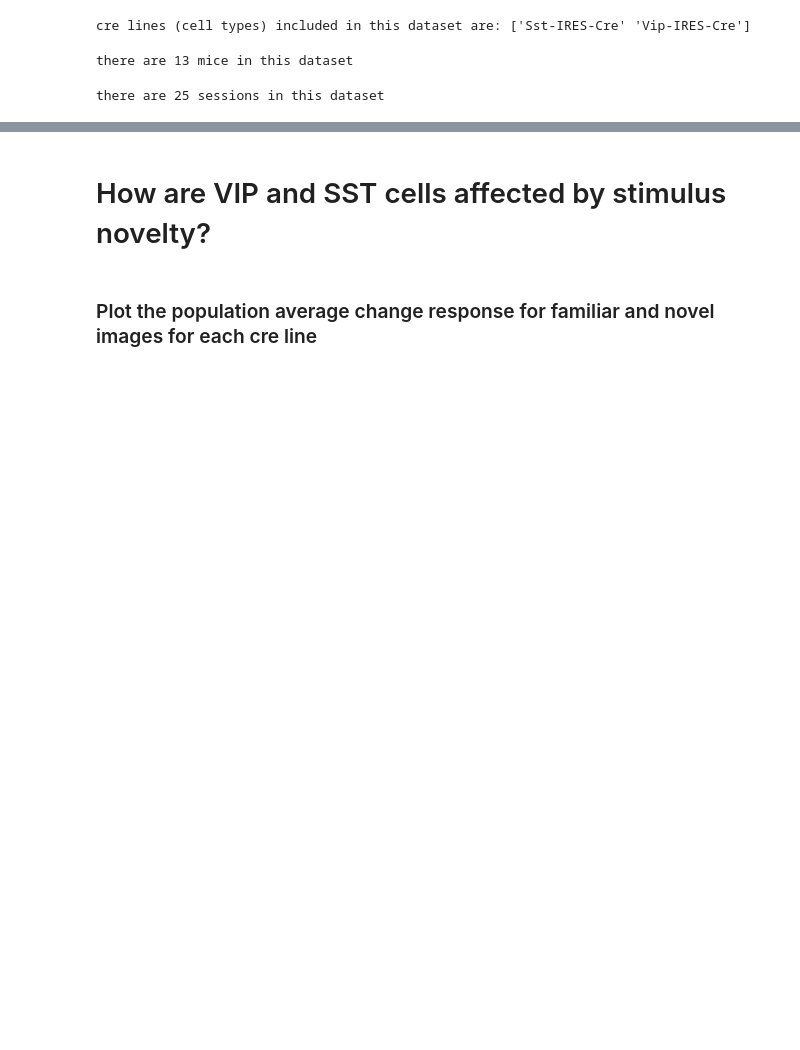
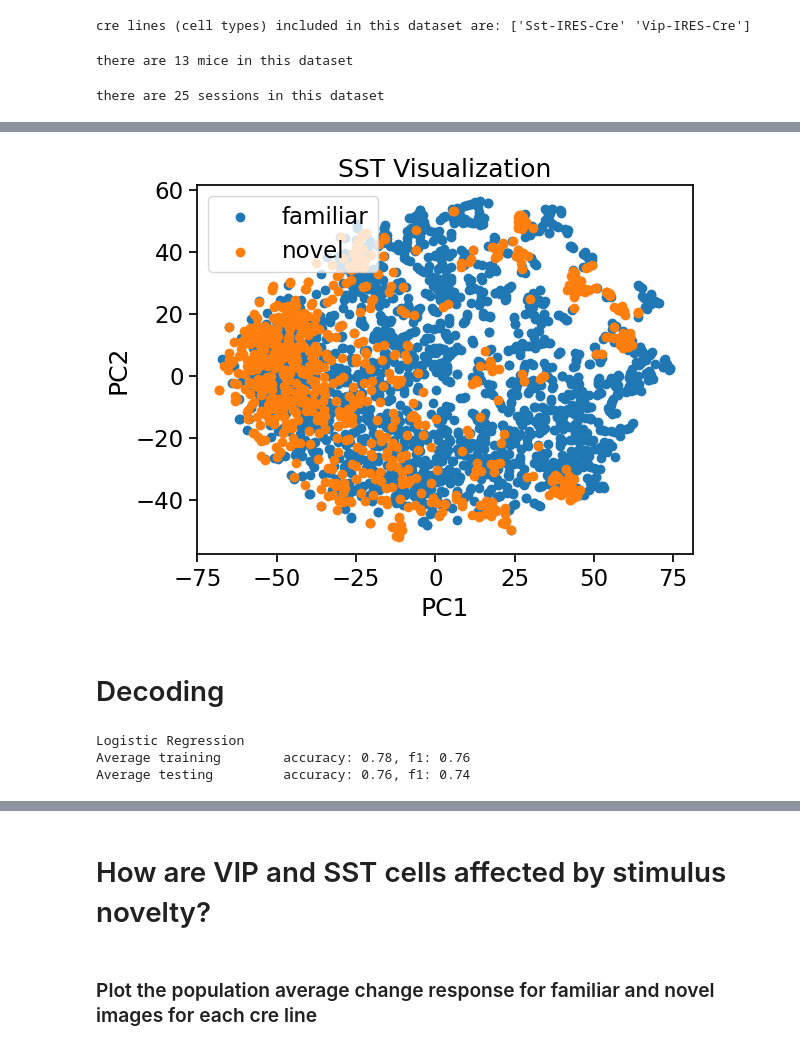
Before and after one commit to RiverGao/NMA_Proj_1, a Jupyter notebook: load_Allen_Visual_Behavior_from_pre_processed_file.ipynb, the cells around one changed output, grey strips where cells are left out. Cells and saved outputs as stored; diff of their text form; code cells hidden in the pictures; blank space fills up the shorter version.

```diff
--- a/load_Allen_Visual_Behavior_from_pre_processed_file.ipynb
+++ b/load_Allen_Visual_Behavior_from_pre_processed_file.ipynb
@@ -180,0 +244,5 @@ there are 25 sessions in this dataset
+# %%
+def select_sessions(data, cell, omitted=False):
+  cell_name = 'Sst-IRES-Cre' if cell == 'SST' else 'Vip-IRES-Cre'
+  selected = data[(data.cre_line == cell_name)&(data.omitted == omitted)]
+  return selected
@@ -180,0 +377,35 @@ there are 25 sessions in this dataset
+# %%
+from sklearn.manifold import TSNE
+
+tsne_model = TSNE(n_components=2, perplexity=10)
+X_reduced = tsne_model.fit_transform(X)
+
+for label in [0, 1]:
+  idx = np.where(y == label)
+  X_label = np.squeeze(np.take(X_reduced, idx, axis=0))
+  plt.scatter(X_label[:, 0], X_label[:, 1], label='novel' if label else 'familiar')
+
+plt.title('SST Visualization')
+plt.xlabel('PC1')
+plt.ylabel('PC2')
+plt.legend()
+plt.show()
+# %% [output]
+[figure, added]
+# %% [markdown]
+# Decoding
+# %%
+from sklearn.linear_model import LogisticRegression
+from sklearn.svm import SVC
+from sklearn.model_selection import cross_validate
+
+lr = LogisticRegression(class_weight='balanced')
+cv_results = cross_validate(lr, X, y, cv=10, scoring=['accuracy', 'f1_macro'], return_train_score=True)
+
+# print(cv_results)
+print('Logistic Regression')
+print(f"Average training\taccuracy: {cv_results['train_accuracy'].mean():.2f}, f1: {cv_results['train_f1_macro'].mean():.2f}\nAverage testing\t\taccuracy: {cv_results['test_accuracy'].mean():.2f}, f1: {cv_results['test_f1_macro'].mean():.2f}")
+# %% [output]
+Logistic Regression
+Average training        accuracy: 0.78, f1: 0.76
+Average testing         accuracy: 0.76, f1: 0.74
```
Also changed, not shown: parts of 29 cells of this notebook.
